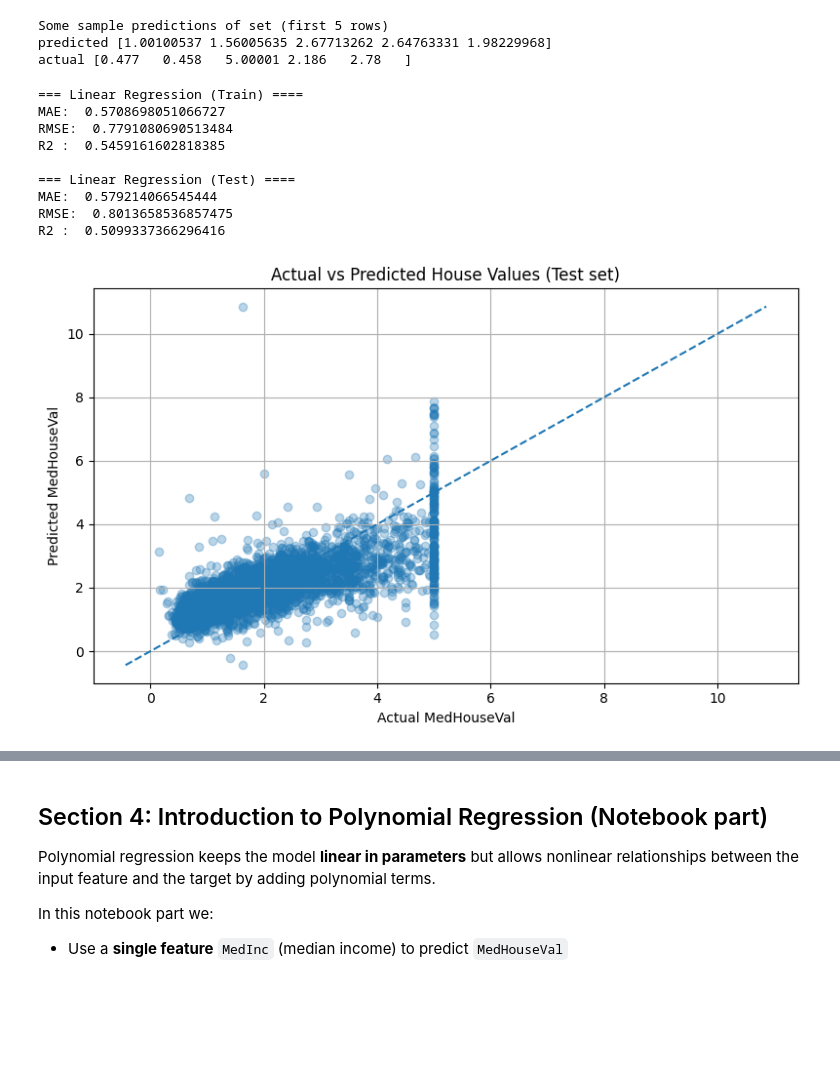
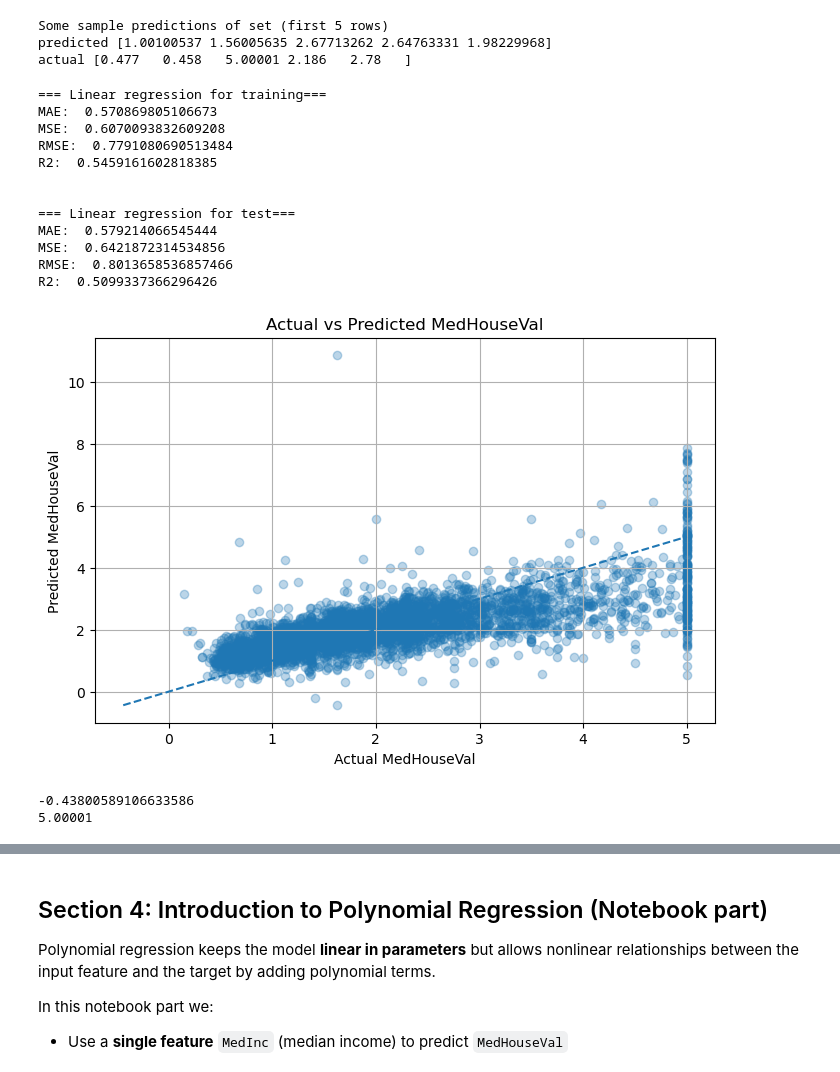
Before and after one commit to shahbaz-kamal/machine_learning, a Jupyter notebook: 00-ml/13-multiple-linear-regression-and-polynomial-regression/Module 13_ Multiple Linear Regression and Polynomial Regression.ipynb, the cells around one changed output, grey strips where cells are left out. Saved outputs shown, nothing was run; the diff lists cells and outputs as text; code cells hidden in the pictures; blank space fills up the shorter version.

```diff
--- a/00-ml/13-multiple-linear-regression-and-polynomial-regression/Module 13_ Multiple Linear Regression and Polynomial Regression.ipynb
+++ b/00-ml/13-multiple-linear-regression-and-polynomial-regression/Module 13_ Multiple Linear Regression and Polynomial Regression.ipynb
@@ -264,19 +264,51 @@ predicted [1.00100537 1.56005635 2.67713262 2.64763331 1.98229968]
 actual [0.477   0.458   5.00001 2.186   2.78   ]
 # %%
 # Step 5: Define a helper function to print evaluation metrics
+def regression_metrics (y_true,y_predicted,label="Model"):
+    mae=mean_absolute_error(y_true,y_predicted)
+    mse=mean_squared_error(y_true,y_predicted)
+    rmse=np.sqrt(mse)
+    r2=r2_score(y_true,y_predicted)
+    print(f"=== {label}===")
+    print("MAE: ",mae)
+    print("MSE: ",mse)
+    print("RMSE: ",rmse)
+    print("R2: ",r2)
+    print("\n")
+
+regression_metrics(y_train,y_train_perdict,label="Linear regression for training")
+regression_metrics(y_test,y_test_perdict,label="Linear regression for test")
 # %% [output]
-=== Linear Regression (Train) ====
-MAE:  0.5708698051066727
+=== Linear regression for training===
+MAE:  0.570869805106673
+MSE:  0.6070093832609208
 RMSE:  0.7791080690513484
-R2 :  0.5459161602818385
+R2:  0.5459161602818385
 
-=== Linear Regression (Test) ====
+
+=== Linear regression for test===
 MAE:  0.579214066545444
-RMSE:  0.8013658536857475
-R2 :  0.5099337366296416
+MSE:  0.6421872314534856
+RMSE:  0.8013658536857466
+R2:  0.5099337366296426
 # %%
 # Step 6: Plot predicted vs actual values on the test set
+plt.figure()
+plt.scatter(y_test,y_test_perdict,alpha=0.3)
+plt.xlabel("Actual MedHouseVal")
+plt.ylabel("Predicted MedHouseVal")
+plt.title("Actual vs Predicted MedHouseVal")
+
+# diagonal reference line
+min_val=min(y_test.min(),y_test_perdict.min())
+max_val=min(y_test.max(),y_test_perdict.max())
+plt.plot([min_val,max_val],[min_val,max_val],linestyle="--")
+plt.show()
+print(min_val)
+print(max_val)
 # %% [output]
-[figure, old version]
+[figure, new version]
+-0.43800589106633586
+5.00001
 # %%
 # Step 7: Residual plot (errors = actual - predicted)
```
Also changed, not shown: parts of 1 cell of this notebook.
